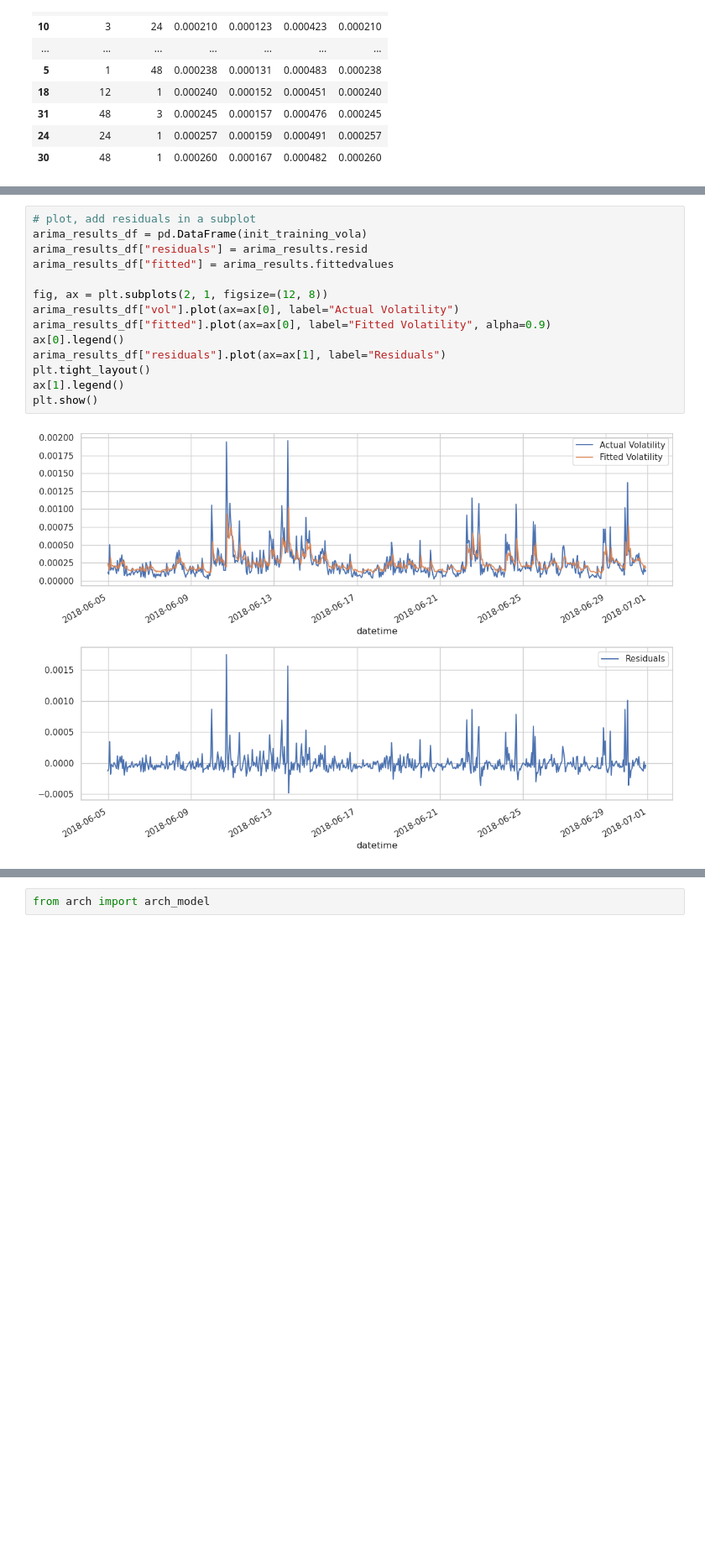
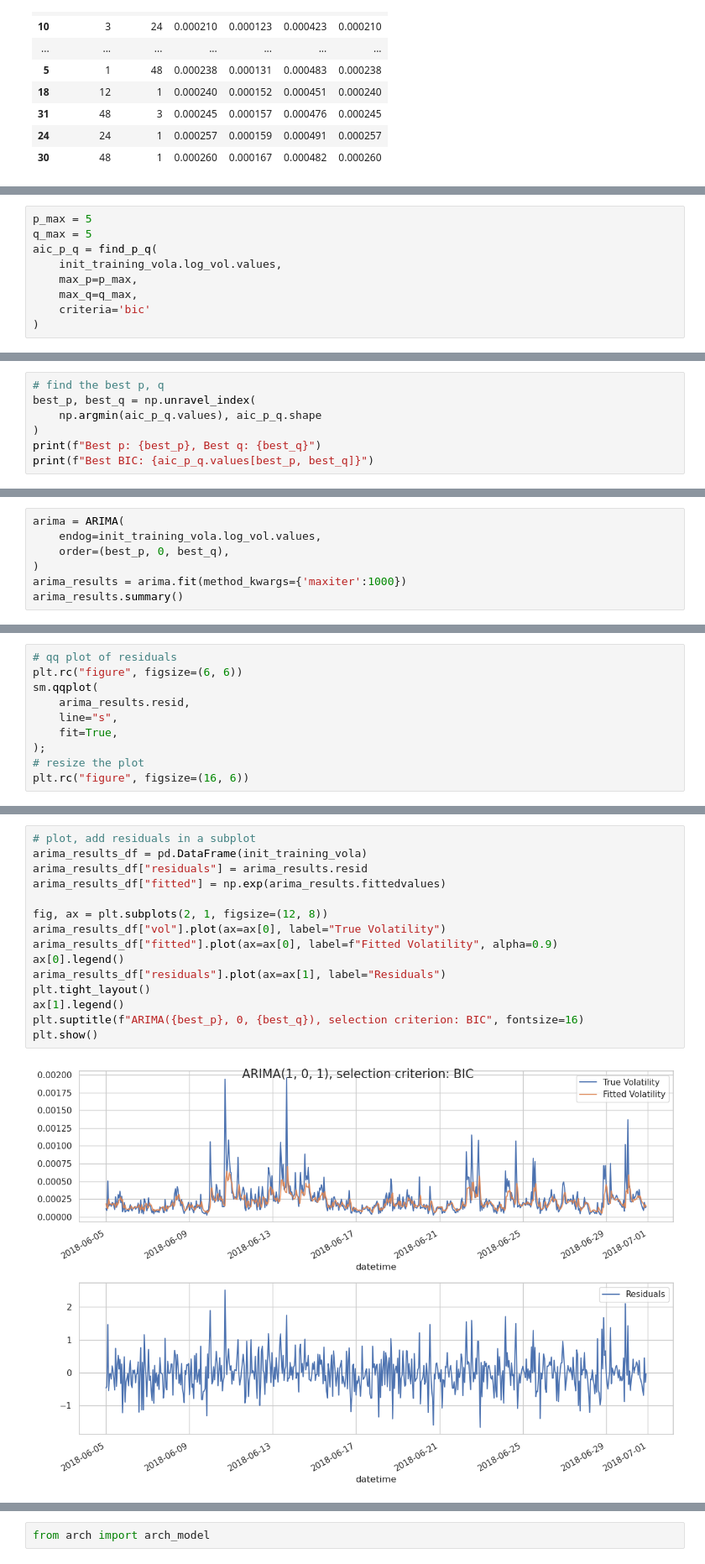
Before and after one commit to v-buchkov/mlfcs, a Jupyter notebook: experiments/miro/3.0-mz-development-bnchmrks-univariate.ipynb, the cells around one changed output, grey strips where cells are left out. Shown at 84% size. Cells and saved outputs as stored; diff of their text form; blank space fills up the shorter version.

Commit message:
[update] reorganize eda and prerocessing notes; improve univariate and multivariate models including log transformation of the target and debiasing, fix arima, etc.

```diff
--- a/experiments/miro/3.0-mz-development-bnchmrks-univariate.ipynb
+++ b/experiments/miro/3.0-mz-development-bnchmrks-univariate.ipynb
@@ -681,0 +676,9 @@ sm.qqplot(
+# %%
+p_max = 5
+q_max = 5
+aic_p_q = find_p_q(
+    init_training_vola.log_vol.values,
+    max_p=p_max,
+    max_q=q_max,
+    criteria='bic'
+)
@@ -681,0 +700,7 @@ sm.qqplot(
+# %%
+# find the best p, q
+best_p, best_q = np.unravel_index(
+    np.argmin(aic_p_q.values), aic_p_q.shape
+)
+print(f"Best p: {best_p}, Best q: {best_q}")
+print(f"Best BIC: {aic_p_q.values[best_p, best_q]}")
@@ -681,0 +710,7 @@ sm.qqplot(
+# %%
+arima = ARIMA(
+    endog=init_training_vola.log_vol.values,
+    order=(best_p, 0, best_q),
+)
+arima_results = arima.fit(method_kwargs={'maxiter':1000})
+arima_results.summary()
@@ -681,0 +746,10 @@ sm.qqplot(
+# %%
+# qq plot of residuals
+plt.rc("figure", figsize=(6, 6))
+sm.qqplot(
+    arima_results.resid,
+    line="s",
+    fit=True,
+);
+# resize the plot
+plt.rc("figure", figsize=(16, 6))
@@ -682,16 +758,17 @@ sm.qqplot(
 # %%
 # plot, add residuals in a subplot
 arima_results_df = pd.DataFrame(init_training_vola)
 arima_results_df["residuals"] = arima_results.resid
-arima_results_df["fitted"] = arima_results.fittedvalues
+arima_results_df["fitted"] = np.exp(arima_results.fittedvalues)
 
 fig, ax = plt.subplots(2, 1, figsize=(12, 8))
-arima_results_df["vol"].plot(ax=ax[0], label="Actual Volatility")
-arima_results_df["fitted"].plot(ax=ax[0], label="Fitted Volatility", alpha=0.9)
+arima_results_df["vol"].plot(ax=ax[0], label="True Volatility")
+arima_results_df["fitted"].plot(ax=ax[0], label=f"Fitted Volatility", alpha=0.9)
 ax[0].legend()
 arima_results_df["residuals"].plot(ax=ax[1], label="Residuals")
 plt.tight_layout()
 ax[1].legend()
+plt.suptitle(f"ARIMA({best_p}, 0, {best_q}), selection criterion: BIC", fontsize=16)
 plt.show()
 # %% [output]
-[figure, old version]
+[figure, new version]
```
Also changed, not shown: parts of 93 cells of this notebook, 3 other files.
